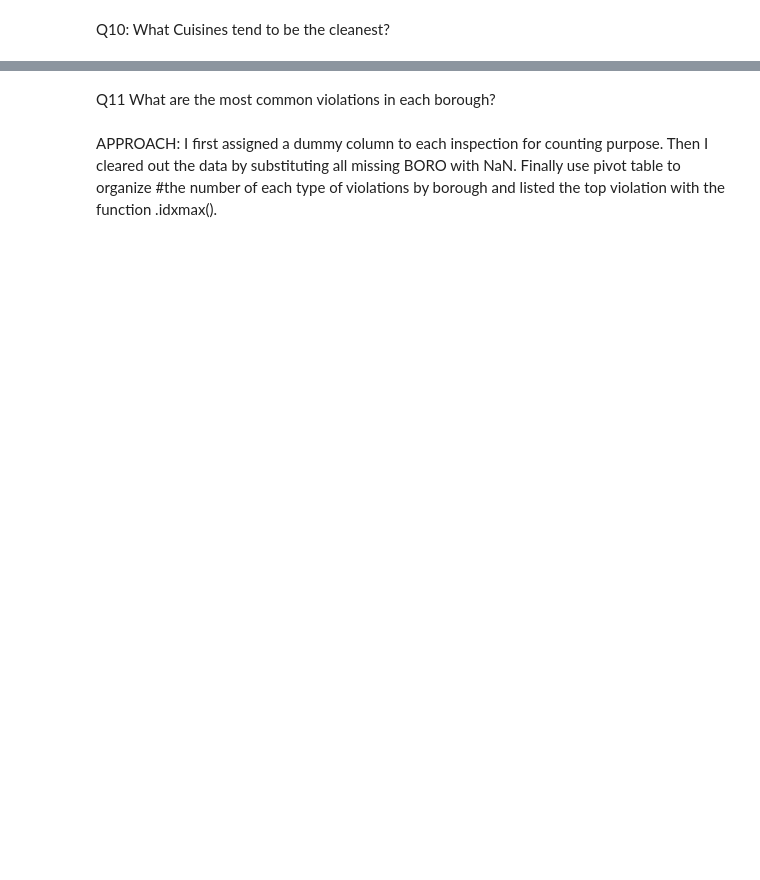
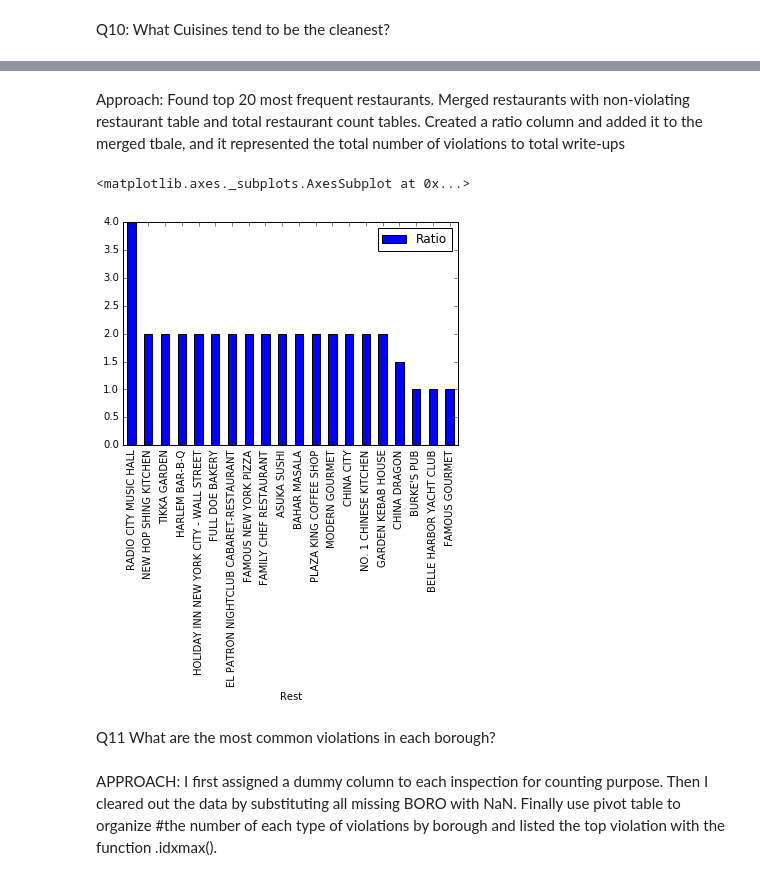
Before and after one commit to cherrydrpepper18/assignment_2, a Jupyter notebook: HW2_Balderas_Escudero_Li_Mata_Vanegas.ipynb, the cells around one changed output, grey strips where cells are left out. Drawn from its saved outputs; the diff is of its cells as text; code cells hidden in the pictures; blank space fills up the shorter version.

```diff
--- a/HW2_Balderas_Escudero_Li_Mata_Vanegas.ipynb
+++ b/HW2_Balderas_Escudero_Li_Mata_Vanegas.ipynb
@@ -146,3 +183,59 @@ Approach
+# %% [markdown]
+Approach: Found top 20 most frequent restaurants. Merged restaurants with non-violating restaurant table and total restaurant count tables. Created a ratio column and added it to the merged tbale, and it represented the total number of violations to total write-ups
+# %%
+frequency_of_restaurants = df['DBA'].value_counts()
+
+
+freq_rest = DataFrame(frequency_of_restaurants)
+
+
+
+new_freq_rest = freq_rest.reset_index()
+new_freq_rest.columns = ['Rest',"NumberCited"]
+
+df_count_nonviolators = DataFrame(count_nonviolators)
+new_nonviolators = df_count_nonviolators.reset_index()
+new_nonviolators.columns = ['nonViolRest','nonViol']
+
+totalNum = DataFrame(numberOfEach)
+new_totalNum = totalNum.reset_index()
+new_totalNum.columns = ['totalRest','total']
+
+
+mask = (new_freq_rest >= 20)
+
+freq_restaurants = new_freq_rest[mask]
+
+#print freq_restaurants
+
+merged_nonviolators = pd.merge(freq_restaurants,\
+                              new_nonviolators, how='left',\
+                     left_on='Rest' , right_on='nonViolRest',\
+                     suffixes =['top20','freq'])
+
+
+merged_nonviolators_total = pd.merge(merged_nonviolators,\
+                              new_totalNum,\
+                     left_on='Rest' , right_on='totalRest',\
+                     suffixes =['merged','total'])
+
+
+
+merged_nonviolators_total['Ratio'] = merged_nonviolators_total['nonViol']/merged_nonviolators_total['total']
+
+
+
+sorted_df = merged_nonviolators_total.sort_values('Ratio', ascending=False)
+
+new = sorted_df[['Rest','Ratio']]
+#plot histogram of top 20 cuisines
+top = new[:20]
+
+top.set_index('Rest',inplace=True)
+top.plot(kind='bar')
+# %% [output]
+<matplotlib.axes._subplots.AxesSubplot at 0x...>
+[figure, added]
 # %% [markdown]
 Q11 What are the most common violations in each borough?
 # %% [markdown]
```
Also changed, not shown: parts of 17 cells of this notebook.
